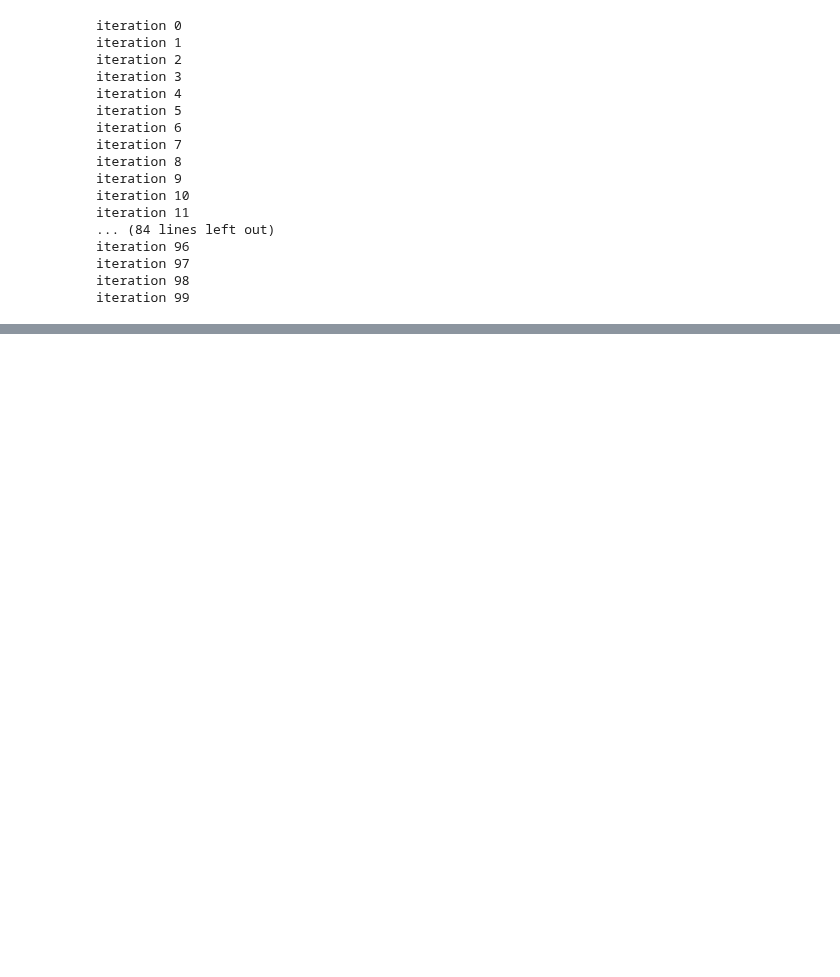
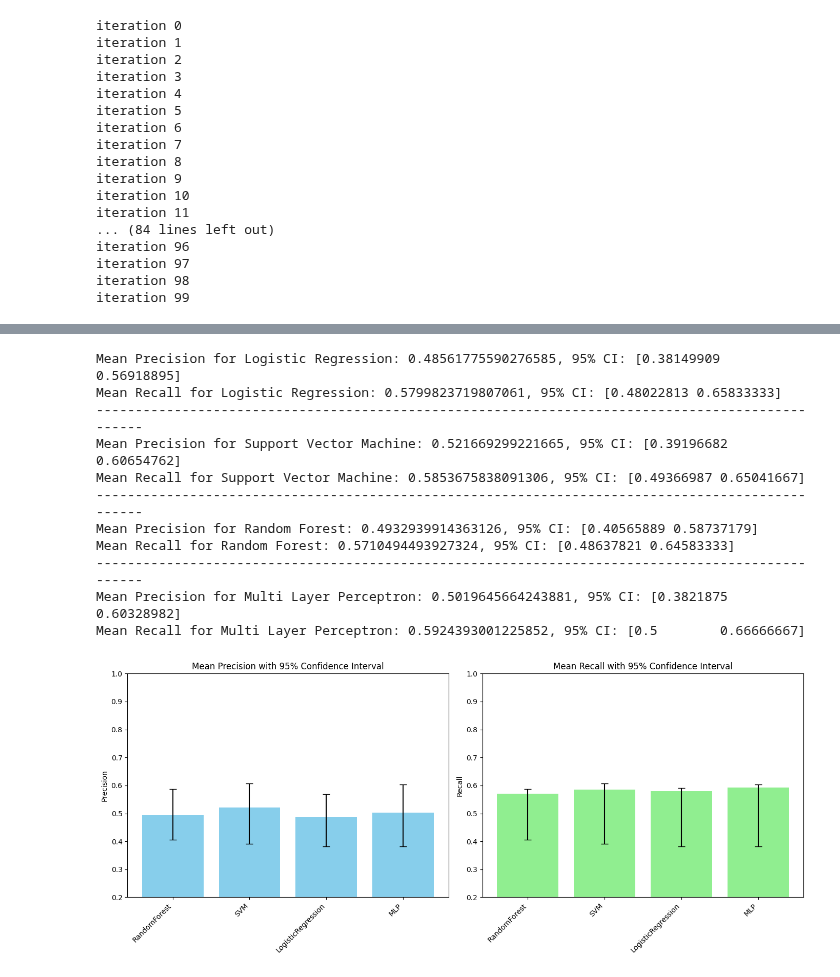
Before and after one commit to MahdiAnvarii/MachineLearning-Homeworks, a Jupyter notebook: Project/Q3/Q3_P.ipynb, the cells around one changed output, grey strips where cells are left out. Saved outputs shown, nothing was run; the diff lists cells and outputs as text; code cells hidden in the pictures; blank space fills up the shorter version.

```diff
--- a/Project/Q3/Q3_P.ipynb
+++ b/Project/Q3/Q3_P.ipynb
@@ -704,0 +705,15 @@ plt.show()
+# %%
+Evaluation(LR_precisions2,LR_recalls2,SVM_precisions2,SVM_recalls2,RF_precisions2,RF_recalls2,MLP_precisions2,MLP_recalls2)
+# %% [output]
+Mean Precision for Logistic Regression: 0.48561775590276585, 95% CI: [0.38149909 0.56918895]
+Mean Recall for Logistic Regression: 0.5799823719807061, 95% CI: [0.48022813 0.65833333]
+-------------------------------------------------------------------------------------------------
+Mean Precision for Support Vector Machine: 0.521669299221665, 95% CI: [0.39196682 0.60654762]
+Mean Recall for Support Vector Machine: 0.5853675838091306, 95% CI: [0.49366987 0.65041667]
+-------------------------------------------------------------------------------------------------
+Mean Precision for Random Forest: 0.4932939914363126, 95% CI: [0.40565889 0.58737179]
+Mean Recall for Random Forest: 0.5710494493927324, 95% CI: [0.48637821 0.64583333]
+-------------------------------------------------------------------------------------------------
+Mean Precision for Multi Layer Perceptron: 0.5019645664243881, 95% CI: [0.3821875  0.60328982]
+Mean Recall for Multi Layer Perceptron: 0.5924393001225852, 95% CI: [0.5        0.66666667]
+[figure, added]
```
Also changed, not shown: parts of 57 cells of this notebook.
